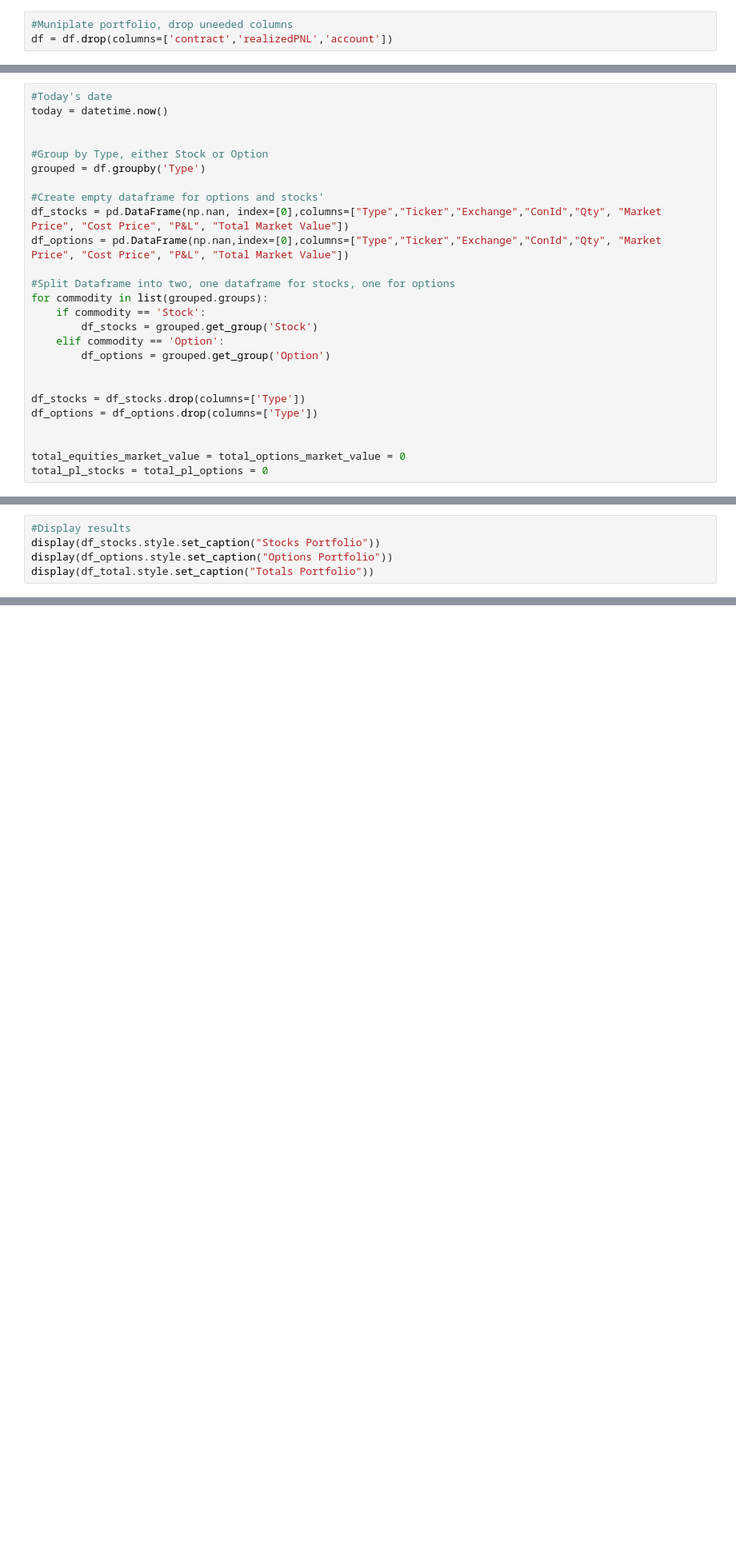
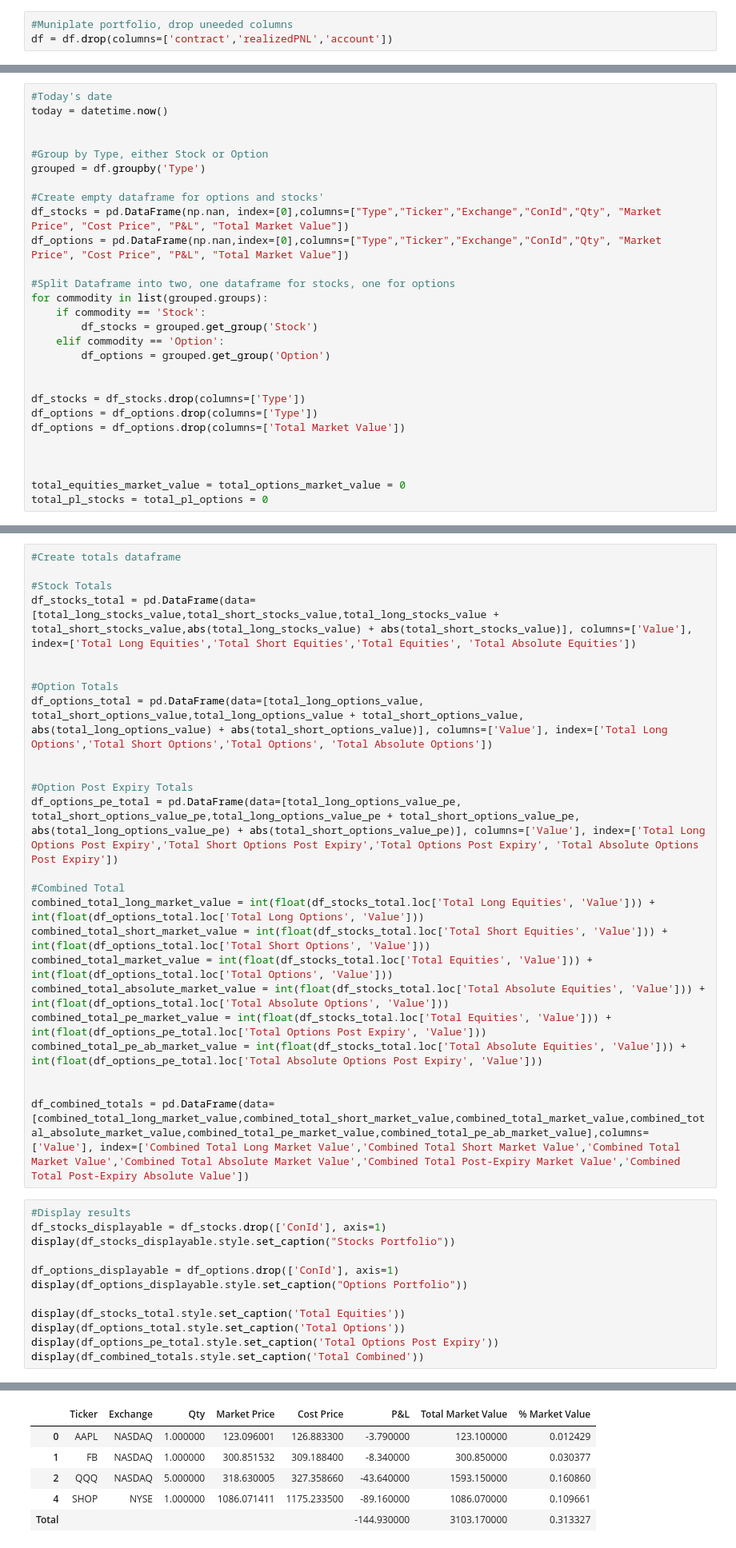
Before and after one commit to msulaim/ib_insync-Tutorial, a Jupyter notebook: portfolio.ipynb, the cells around one changed output, grey strips where cells are left out. Shown at 80% size. Drawn from its saved outputs; the diff is of its cells as text; blank space fills up the shorter version.

Commit message:
Added working/tested portfolio.ipynb

```diff
--- a/portfolio.ipynb
+++ b/portfolio.ipynb
@@ -135,6 +158,8 @@ for commodity in list(grouped.groups):
 
 df_stocks = df_stocks.drop(columns=['Type'])
 df_options = df_options.drop(columns=['Type'])
+df_options = df_options.drop(columns=['Total Market Value'])
+
 
 
 total_equities_market_value = total_options_market_value = 0
@@ -226,5 +264,0 @@ df_total = pd.DataFrame(data=list_of_tuples, columns=['Market Value','P&L'], ind
-# %%
-#Display results
-display(df_stocks.style.set_caption("Stocks Portfolio"))
-display(df_options.style.set_caption("Options Portfolio"))
-display(df_total.style.set_caption("Totals Portfolio"))
@@ -247,0 +284,37 @@ Totals Portfolio
+# %%
+#Create totals dataframe
+
+#Stock Totals
+df_stocks_total = pd.DataFrame(data=[total_long_stocks_value,total_short_stocks_value,total_long_stocks_value + total_short_stocks_value,abs(total_long_stocks_value) + abs(total_short_stocks_value)], columns=['Value'], index=['Total Long Equities','Total Short Equities','Total Equities', 'Total Absolute Equities'])
+
+
+#Option Totals
+df_options_total = pd.DataFrame(data=[total_long_options_value, total_short_options_value,total_long_options_value + total_short_options_value, abs(total_long_options_value) + abs(total_short_options_value)], columns=['Value'], index=['Total Long Options','Total Short Options','Total Options', 'Total Absolute Options'])
+
+
+#Option Post Expiry Totals
+df_options_pe_total = pd.DataFrame(data=[total_long_options_value_pe, total_short_options_value_pe,total_long_options_value_pe + total_short_options_value_pe, abs(total_long_options_value_pe) + abs(total_short_options_value_pe)], columns=['Value'], index=['Total Long Options Post Expiry','Total Short Options Post Expiry','Total Options Post Expiry', 'Total Absolute Options Post Expiry'])
+
+#Combined Total
+combined_total_long_market_value = int(float(df_stocks_total.loc['Total Long Equities', 'Value'])) + int(float(df_options_total.loc['Total Long Options', 'Value']))
+combined_total_short_market_value = int(float(df_stocks_total.loc['Total Short Equities', 'Value'])) + int(float(df_options_total.loc['Total Short Options', 'Value']))
+combined_total_market_value = int(float(df_stocks_total.loc['Total Equities', 'Value'])) + int(float(df_options_total.loc['Total Options', 'Value']))
+combined_total_absolute_market_value = int(float(df_stocks_total.loc['Total Absolute Equities', 'Value'])) + int(float(df_options_total.loc['Total Absolute Options', 'Value']))
+combined_total_pe_market_value = int(float(df_stocks_total.loc['Total Equities', 'Value'])) + int(float(df_options_pe_total.loc['Total Options Post Expiry', 'Value']))
+combined_total_pe_ab_market_value = int(float(df_stocks_total.loc['Total Absolute Equities', 'Value'])) + int(float(df_options_pe_total.loc['Total Absolute Options Post Expiry', 'Value']))
+
+
+df_combined_totals = pd.DataFrame(data=[combined_total_long_market_value,combined_total_short_market_value,combined_total_market_value,combined_total_absolute_market_value,combined_total_pe_market_value,combined_total_pe_ab_market_value],columns=['Value'], index=['Combined Total Long Market Value','Combined Total Short Market Value','Combined Total Market Value','Combined Total Absolute Market Value','Combined Total Post-Expiry Market Value','Combined Total Post-Expiry Absolute Value'])
+# %%
+#Display results
+df_stocks_displayable = df_stocks.drop(['ConId'], axis=1)
+display(df_stocks_displayable.style.set_caption("Stocks Portfolio"))
+
+df_options_displayable = df_options.drop(['ConId'], axis=1)
+display(df_options_displayable.style.set_caption("Options Portfolio"))
+
+display(df_stocks_total.style.set_caption('Total Equities'))
+display(df_options_total.style.set_caption('Total Options'))
+display(df_options_pe_total.style.set_caption('Total Options Post Expiry'))
+display(df_combined_totals.style.set_caption('Total Combined'))
+# %% [output]
@@ -247,0 +322,6 @@ Totals Portfolio
+|  | Ticker | Exchange | Qty | Market Price | Cost Price | P&L | Total Market Value | % Market Value |
+| 0 | AAPL | NASDAQ | 1.000000 | 123.096001 | 126.883300 | -3.790000 | 123.100000 | 0.012429 |
+| 1 | FB | NASDAQ | 1.000000 | 300.851532 | 309.188400 | -8.340000 | 300.850000 | 0.030377 |
+| 2 | QQQ | NASDAQ | 5.000000 | 318.630005 | 327.358660 | -43.640000 | 1593.150000 | 0.160860 |
+| 4 | SHOP | NYSE | 1.000000 | 1086.071411 | 1175.233500 | -89.160000 | 1086.070000 | 0.109661 |
+| Total |  |  |  |  |  | -144.930000 | 3103.170000 | 0.313327 |
```
Also changed, not shown: parts of 12 cells of this notebook.
